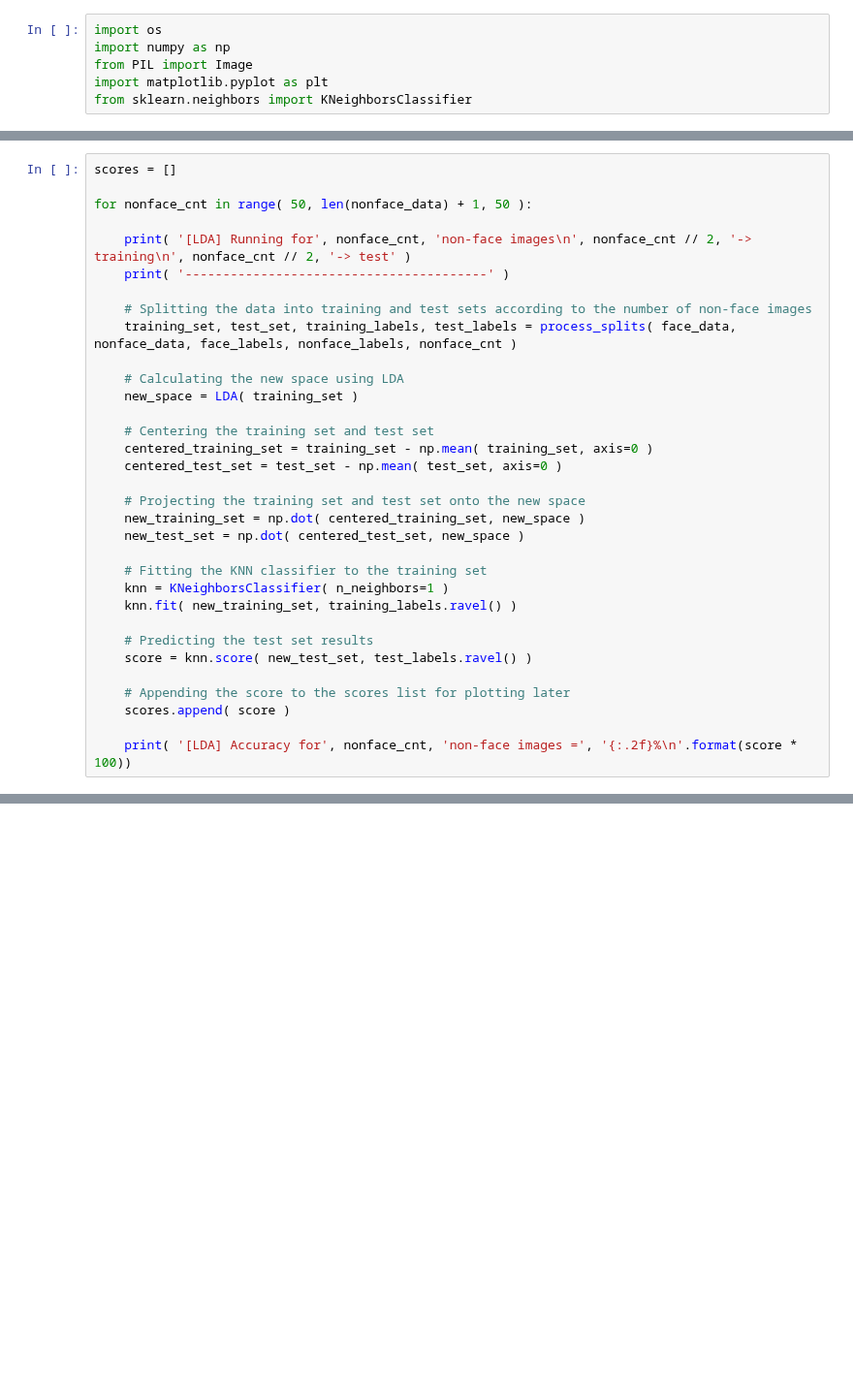
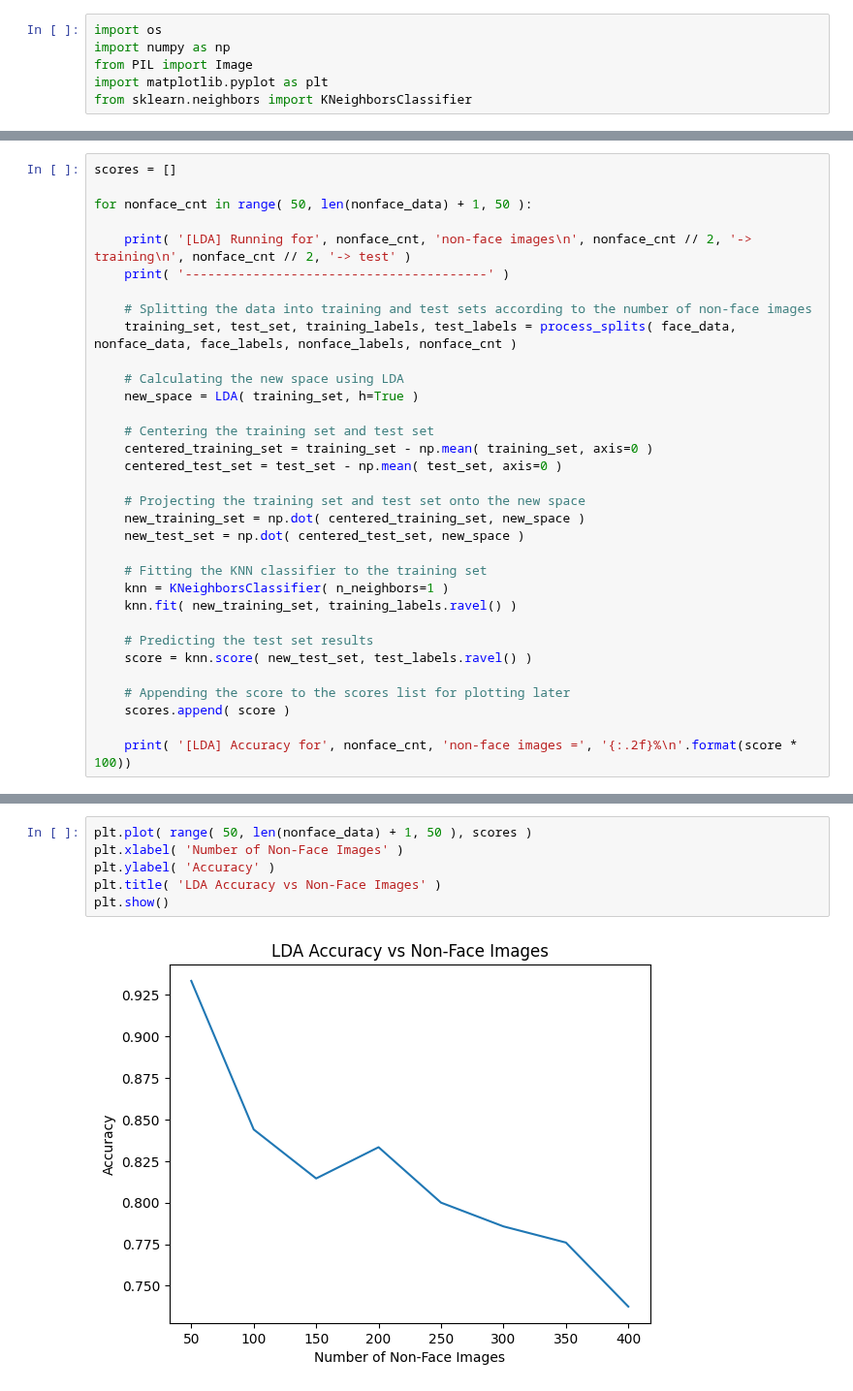
Before and after one commit to yousefkotp/Face-Recognition-Using-PCA-LDA, a Jupyter notebook: faces_vs_nonfaces.ipynb, the cells around one changed output, grey strips where cells are left out. Shown at 97% size. Cells and saved outputs as stored; diff of their text form; blank space fills up the shorter version.

```diff
--- a/faces_vs_nonfaces.ipynb
+++ b/faces_vs_nonfaces.ipynb
@@ -196,7 +336,7 @@ for nonface_cnt in range( 50, len(nonface_data) + 1, 50 ):
     training_set, test_set, training_labels, test_labels = process_splits( face_data, nonface_data, face_labels, nonface_labels, nonface_cnt )
 
     # Calculating the new space using LDA
-    new_space = LDA( training_set )
+    new_space = LDA( training_set, h=True )
 
     # Centering the training set and test set
     centered_training_set = training_set - np.mean( training_set, axis=0 )
@@ -225,0 +380,8 @@ NameError: name 'scores' is not defined
+# %%
+plt.plot( range( 50, len(nonface_data) + 1, 50 ), scores )
+plt.xlabel( 'Number of Non-Face Images' )
+plt.ylabel( 'Accuracy' )
+plt.title( 'LDA Accuracy vs Non-Face Images' )
+plt.show()
+# %% [output]
+[figure, added]
```
Also changed, not shown: parts of 35 cells of this notebook.
